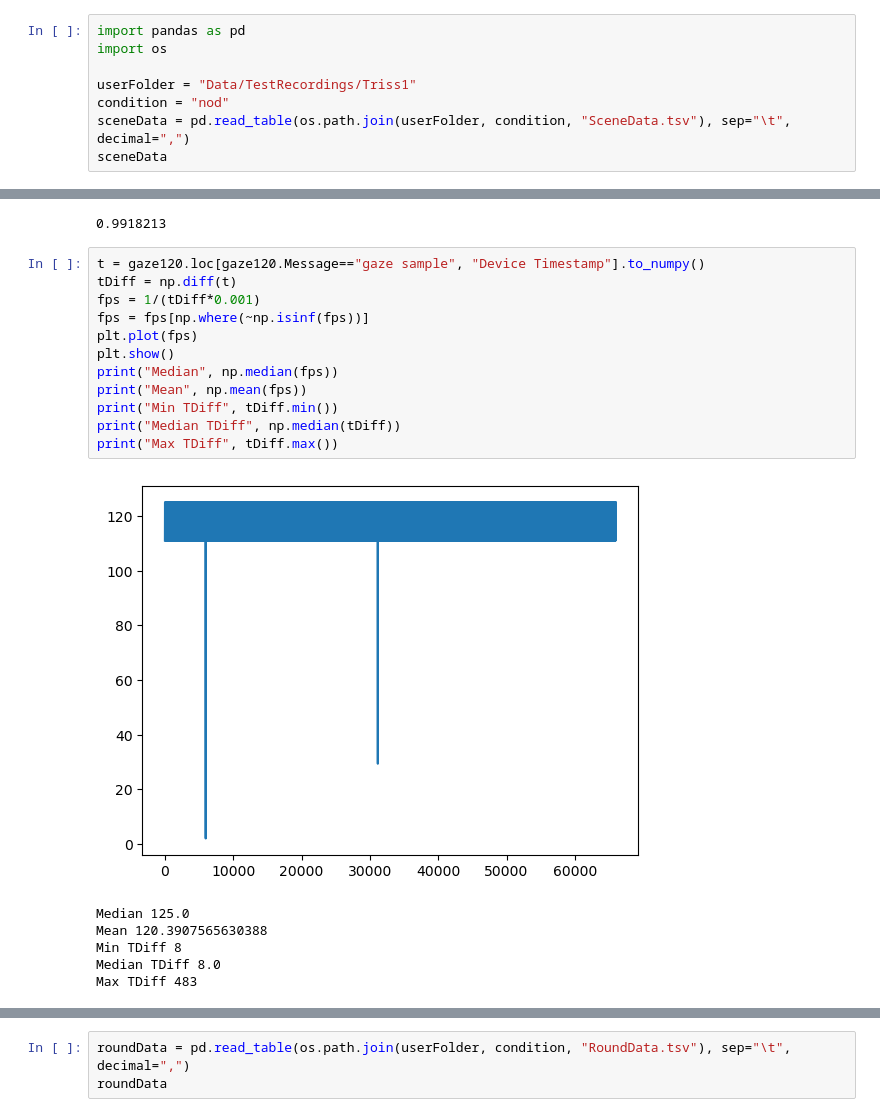
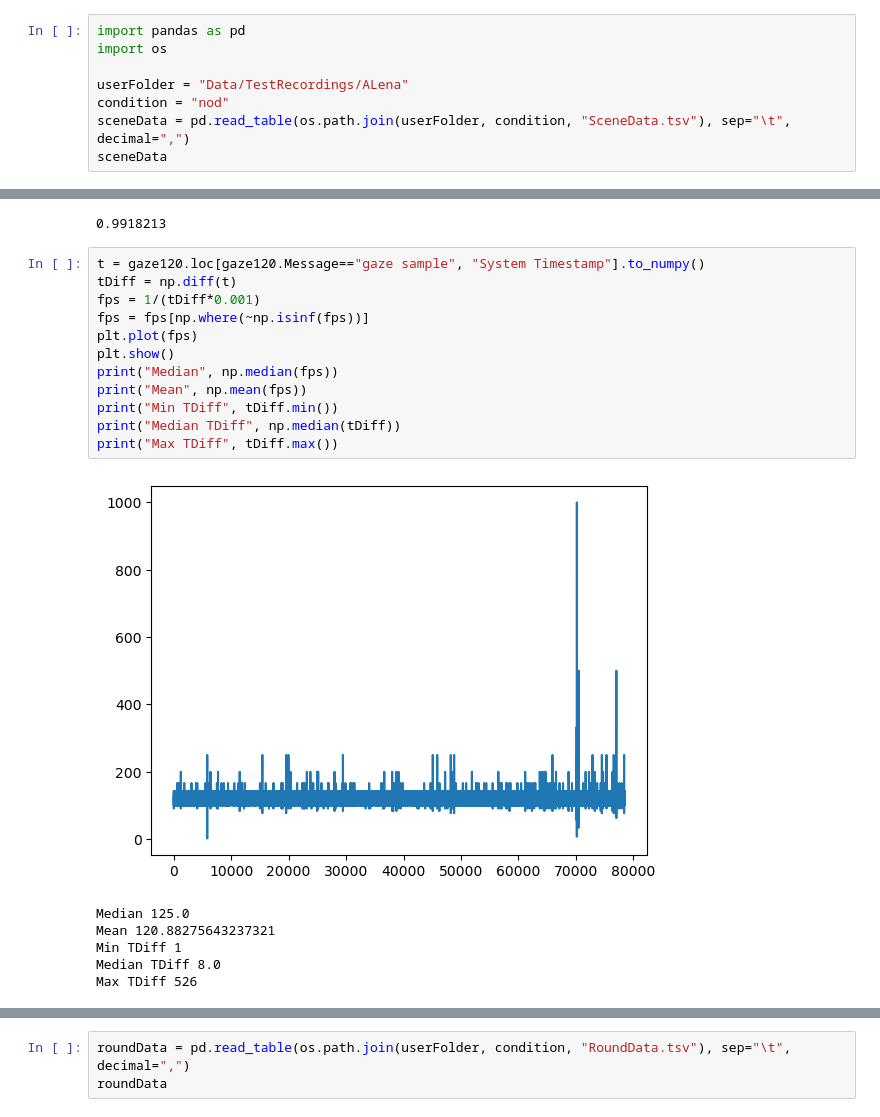
Before and after one commit to Arueris/GazeBasedSelection, a Jupyter notebook: dev.ipynb, the cells around one changed output, grey strips where cells are left out. Cells and saved outputs as stored; diff of their text form.

```diff
--- a/dev.ipynb
+++ b/dev.ipynb
@@ -2,7 +2,7 @@
 import pandas as pd
 import os
 
-userFolder = "Data/TestRecordings/Triss1"
+userFolder = "Data/TestRecordings/ALena"
 condition = "nod"
 sceneData = pd.read_table(os.path.join(userFolder, condition, "SceneData.tsv"), sep="\t", decimal=",")
 sceneData
@@ -215,21 +226,21 @@ float(gaze120.iloc[10,12].replace(",", "."))
 # %% [output]
 0.9918213
 # %%
-t = gaze120.loc[gaze120.Message=="gaze sample", "Device Timestamp"].to_numpy()
+t = gaze120.loc[gaze120.Message=="gaze sample", "System Timestamp"].to_numpy()
 tDiff = np.diff(t)
 fps = 1/(tDiff*0.001)
 fps = fps[np.where(~np.isinf(fps))]
 plt.plot(fps)
 plt.show()
 print("Median", np.median(fps))
 print("Mean", np.mean(fps))
 print("Min TDiff", tDiff.min())
 print("Median TDiff", np.median(tDiff))
 print("Max TDiff", tDiff.max())
 # %% [output]
-[figure, old version]
+[figure, new version]
 Median 125.0
-Mean 120.3907565630388
-Min TDiff 8
+Mean 120.88275643237321
+Min TDiff 1
 Median TDiff 8.0
-Max TDiff 483
+Max TDiff 526
```
Also changed, not shown: parts of 22 cells of this notebook, 5 other files.
